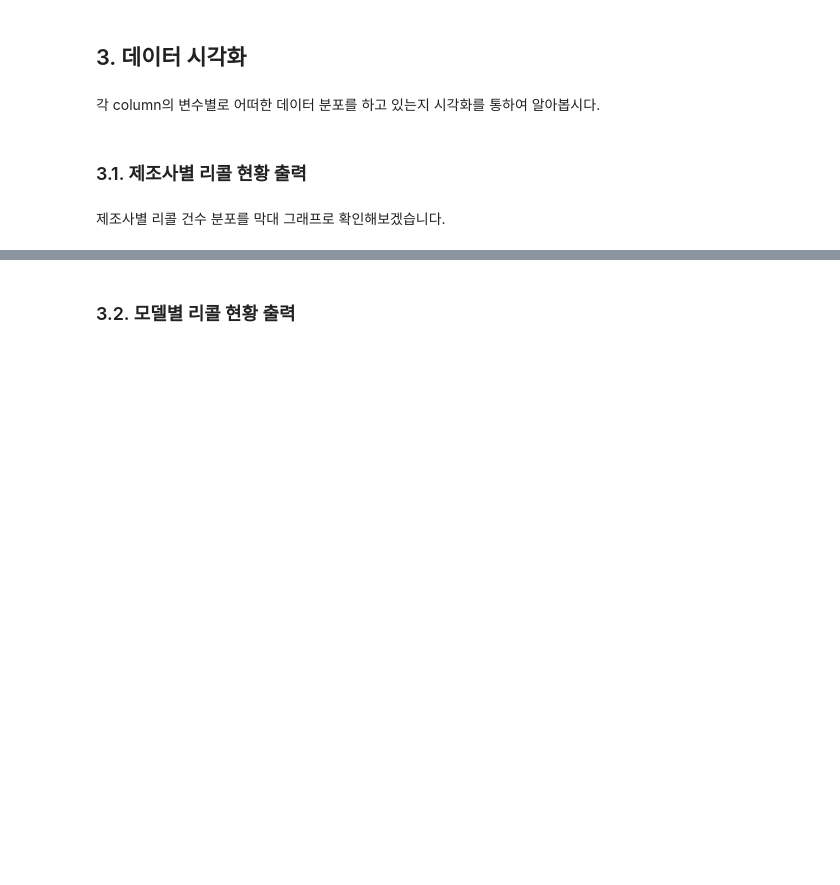
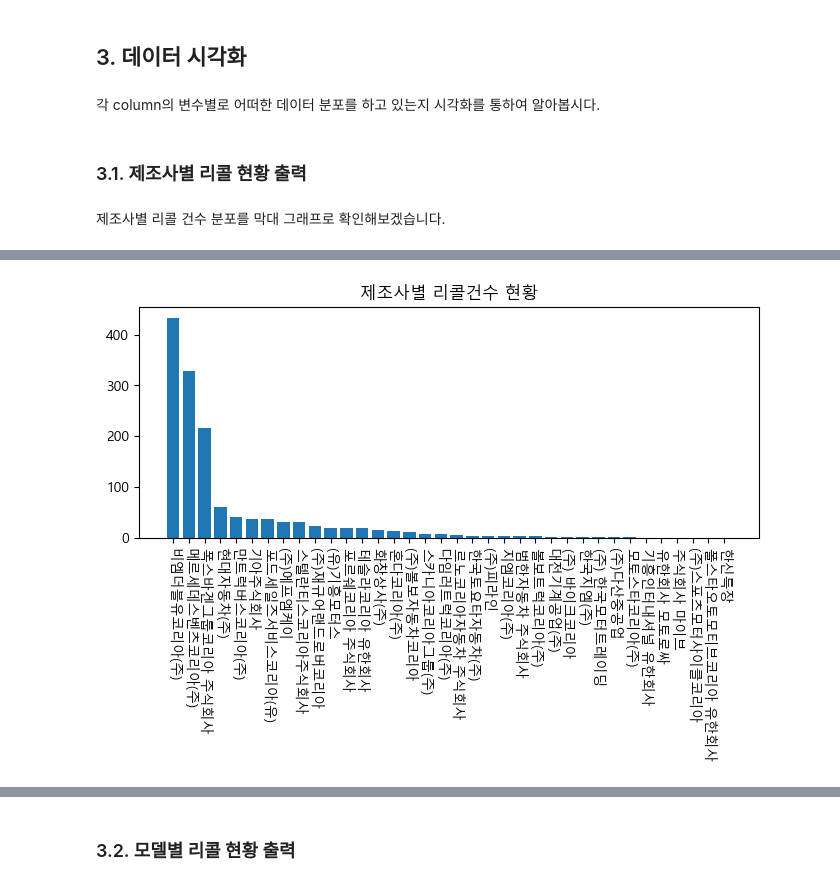
Before and after one commit to JunBeomPark1120/pandas_practice, a Jupyter notebook: 1.자동차리콜데이터분석/1.자동차리콜데이터분석_matplotlib_2022.ipynb, the cells around one changed output, grey strips where cells are left out. Saved outputs shown, nothing was run; the diff lists cells and outputs as text; code cells hidden in the pictures; blank space fills up the shorter version.

```diff
--- a/1.자동차리콜데이터분석/1.자동차리콜데이터분석_matplotlib_2022.ipynb
+++ b/1.자동차리콜데이터분석/1.자동차리콜데이터분석_matplotlib_2022.ipynb
@@ -110,0 +255,6 @@ print("After:", len(df))
+# %%
+# 생산기간(부터) 컬럼을 종료_년, 종료_월, 종료_일 컬럼으로 분해
+df['생산기간(부터)'] = pd.to_datetime(df['생산기간(부터)'])
+df['생산_년'] = df['생산기간(부터)'].dt.year
+df['생산_월'] = df['생산기간(부터)'].dt.month
+df['생산_일'] = df['생산기간(부터)'].dt.day
@@ -110,0 +289,14 @@ print("After:", len(df))
+# %%
+# 생산기간(까지) 컬럼을 종료_년, 종료_월, 종료_일 컬럼으로 분해
+
+df['생산기간(까지)'] = pd.to_datetime(df['생산기간(까지)'])
+df['종료_년'] = df['생산기간(까지)'].dt.year
+df['종료_월'] = df['생산기간(까지)'].dt.month
+df['종료_일'] = df['생산기간(까지)'].dt.day
+
+# 리콜개시일 컬럼을 리콜_년, 리콜_월, 리콜_일 컬럼으로 분해
+
+df['리콜개시일'] = pd.to_datetime(df['리콜개시일'])
+df['리콜_년'] = df['리콜개시일'].dt.year
+df['리콜_월'] = df['리콜개시일'].dt.month
+df['리콜_일'] = df['리콜개시일'].dt.day
@@ -111,2 +341,3 @@ print("After:", len(df))
 # %%
 # 불필요한 열은 버림('생산기간(부터)', '생산기간(까지)', '리콜개시일')
+df = df.drop(columns=['생산기간(부터)','생산기간(까지)','리콜개시일'])
@@ -126,0 +414,3 @@ print("After:", len(df))
+# %%
+tmp = df.groupby('제작자').size().sort_values(ascending=False).to_frame('count')
+tmp.head()
@@ -134,3 +432,14 @@ import matplotlib.pyplot as plt
 plt.rc('font', family='Malgun Gothic')
 # plt.rc('font', family='AppleGothic')
 plt.rcParams['axes.unicode_minus'] = False # 마이너스 깨짐 현상 해결
+# %%
+x = tmp.index
+y = tmp['count']
+
+plt.figure(figsize=(8,3))   # 스케치북 그리고
+plt.bar(x=x,height=y)       # bar 차트에 x,y값을 할당
+plt.xticks(rotation=270)    # x축 이름을 회전
+plt.title('제조사별 리콜건수 현황') # 차트 제목 작성
+plt.show()                  # 출력하기
+# %% [output]
+[figure, added]
```
Also changed, not shown: parts of 67 cells of this notebook.
